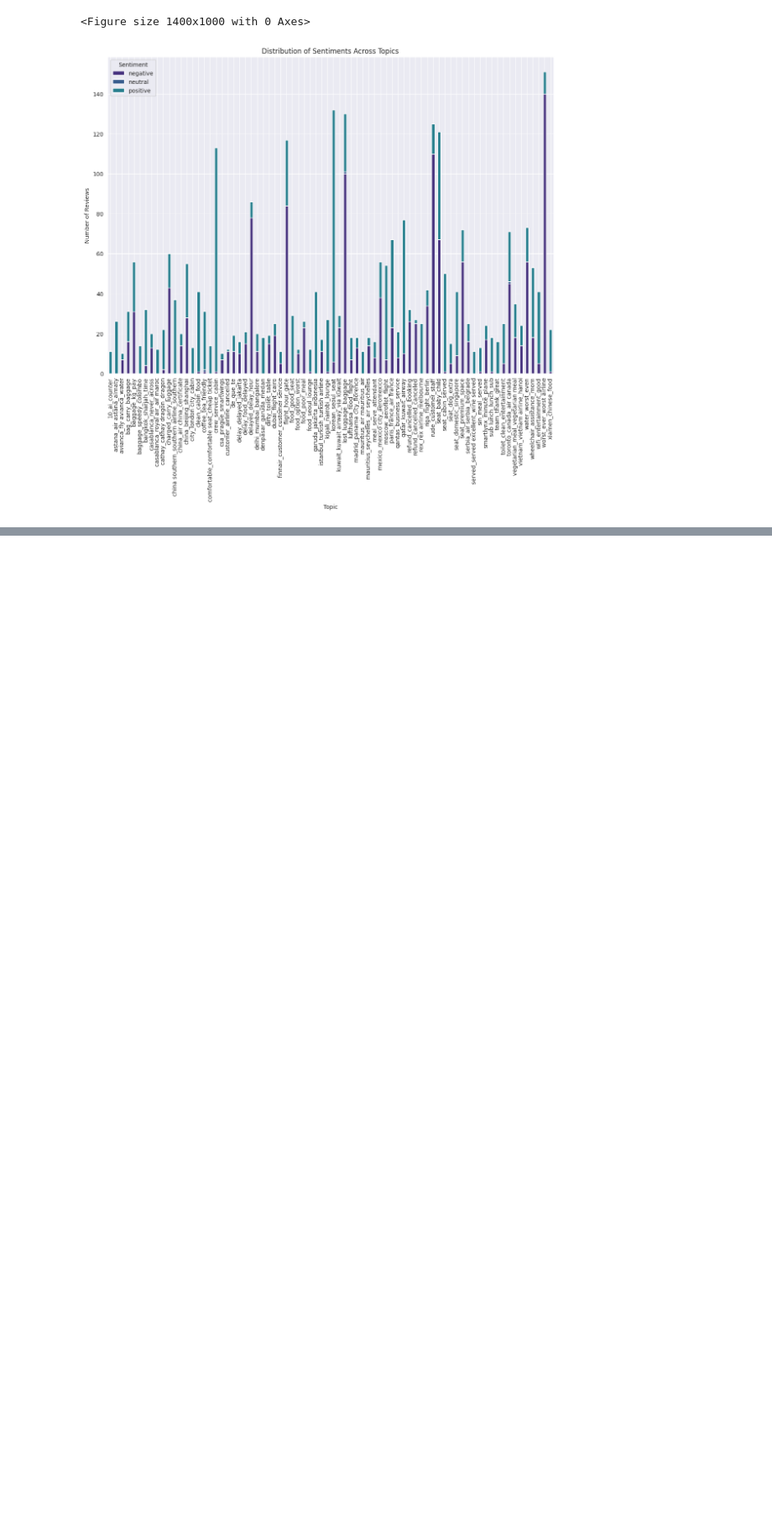
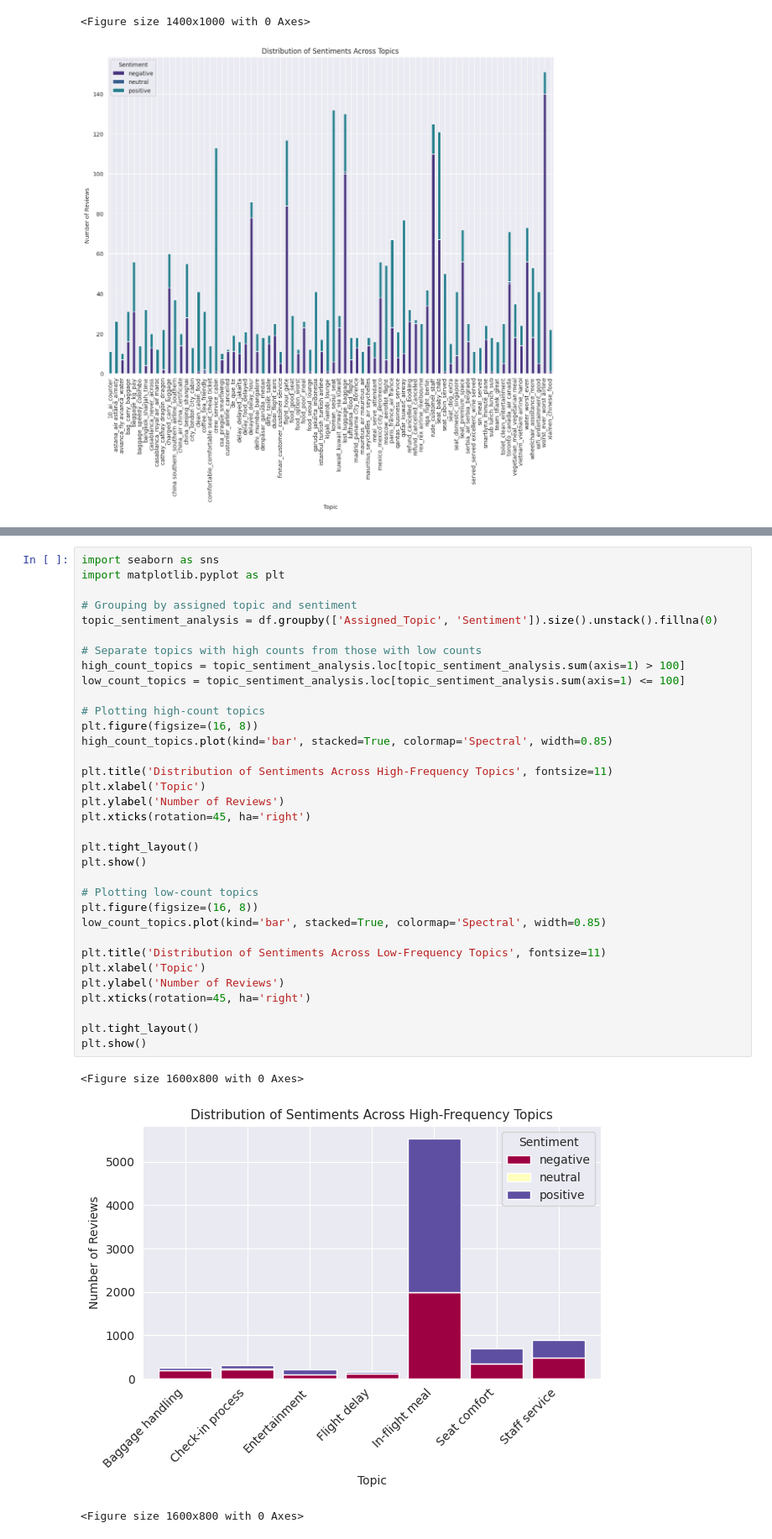
Before and after one commit to harshamathew1/Sentiment_analysis, a Jupyter notebook: project.ipynb, the cells around one changed output, grey strips where cells are left out. Shown at 84% size. Drawn from its saved outputs; the diff is of its cells as text; blank space fills up the shorter version.

```diff
--- a/project.ipynb
+++ b/project.ipynb
@@ -804,0 +851,38 @@ Name: count, dtype: int64
+# %%
+import seaborn as sns
+import matplotlib.pyplot as plt
+
+# Grouping by assigned topic and sentiment
+topic_sentiment_analysis = df.groupby(['Assigned_Topic', 'Sentiment']).size().unstack().fillna(0)
+
+# Separate topics with high counts from those with low counts
+high_count_topics = topic_sentiment_analysis.loc[topic_sentiment_analysis.sum(axis=1) > 100]
+low_count_topics = topic_sentiment_analysis.loc[topic_sentiment_analysis.sum(axis=1) <= 100]
+
+# Plotting high-count topics
+plt.figure(figsize=(16, 8))
+high_count_topics.plot(kind='bar', stacked=True, colormap='Spectral', width=0.85)
+
+plt.title('Distribution of Sentiments Across High-Frequency Topics', fontsize=11)
+plt.xlabel('Topic')
+plt.ylabel('Number of Reviews')
+plt.xticks(rotation=45, ha='right')
+
+plt.tight_layout()
+plt.show()
+
+# Plotting low-count topics
+plt.figure(figsize=(16, 8))
+low_count_topics.plot(kind='bar', stacked=True, colormap='Spectral', width=0.85)
+
+plt.title('Distribution of Sentiments Across Low-Frequency Topics', fontsize=11)
+plt.xlabel('Topic')
+plt.ylabel('Number of Reviews')
+plt.xticks(rotation=45, ha='right')
+
+plt.tight_layout()
+plt.show()
+# %% [output]
+<Figure size 1600x800 with 0 Axes>
+[figure, added]
+<Figure size 1600x800 with 0 Axes>
```
Also changed, not shown: parts of 6 cells of this notebook.
